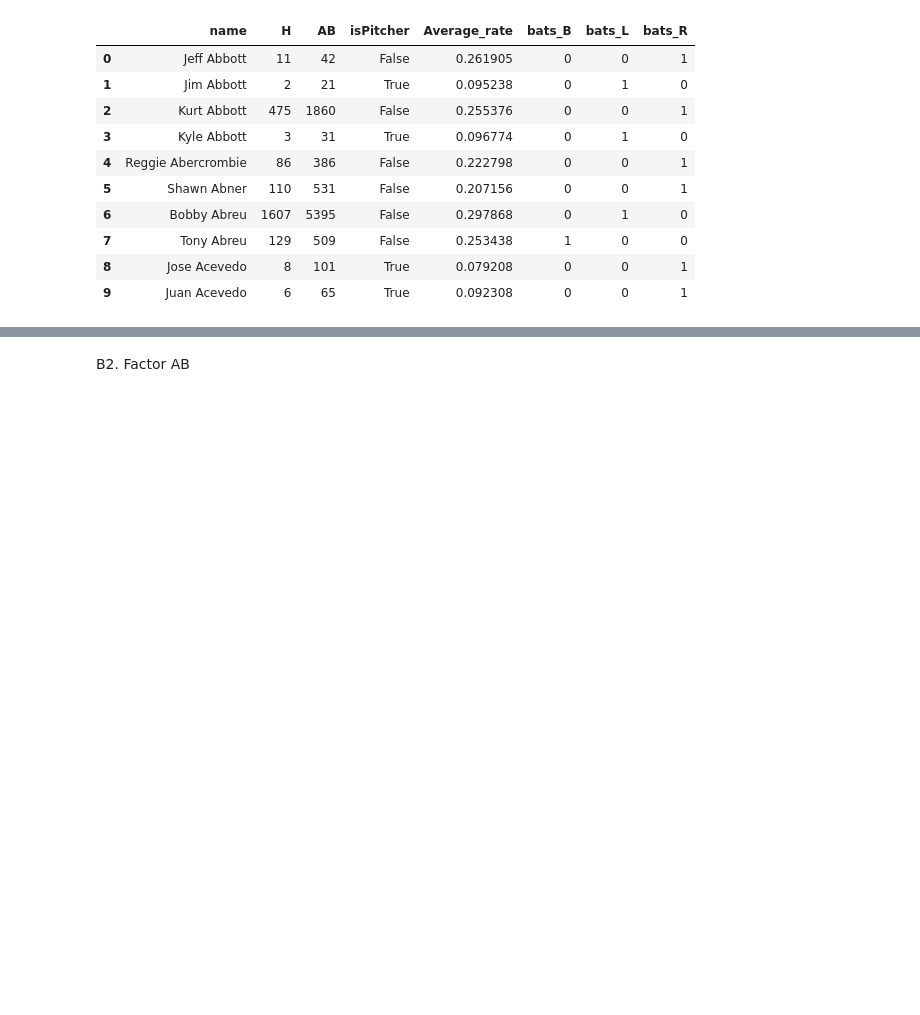
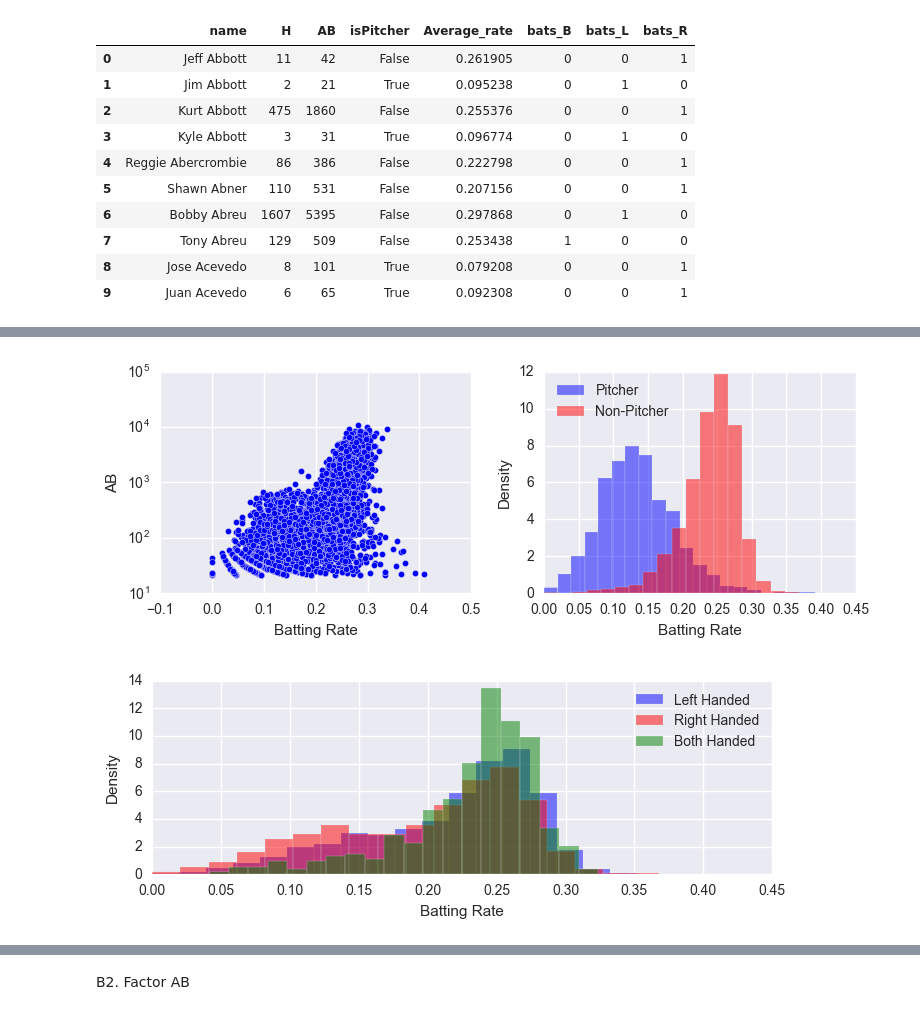
Before and after one commit to zhenhongy/Baseball, a Jupyter notebook: Baseball.ipynb, the cells around one changed output, grey strips where cells are left out. Drawn from its saved outputs; the diff is of its cells as text; code cells hidden in the pictures; blank space fills up the shorter version.

```diff
--- a/Baseball.ipynb
+++ b/Baseball.ipynb
@@ -57,6 +58,9 @@ df = df[~pd.isnull(df.bats)]
 career = df[['name','H','AB','isPitcher','bats']]
 career['Average_rate'] = df.H.astype(float) / df.AB
 career = pd.get_dummies(career, columns = ['bats'])
+num = len(career)
+p_ind = career.index[career.isPitcher].tolist()
+np_ind = career.index[~career.isPitcher].tolist()
 # %%
 career.head(10)
 # %% [output]
@@ -247,0 +92,30 @@ plt.show()
+# %%
+plt.figure()
+
+ax1 = plt.subplot(221)
+ax1.scatter(career.Average_rate, career.AB)
+ax1.set_ylabel('AB')
+ax1.set_xlabel('Batting Rate')
+plt.yscale('log',base = 10)
+
+ax2 = plt.subplot(222)
+ax2.hist(career.Average_rate[p_ind], bins = 20, color = 'b', label = 'Pitcher', alpha = 0.5, normed = True)
+ax2.hist(career.Average_rate[np_ind], bins = 20, color = 'r', label = 'Non-Pitcher', alpha = 0.5, normed = True)
+ax2.set_ylabel('Density')
+ax2.set_xlabel('Batting Rate')
+plt.legend(loc = 'best')
+plt.tight_layout(w_pad=1)
+
+plt.figure()
+ax3 = plt.subplot(211)
+ax3.hist(career.Average_rate[career.bats_L == 1], bins = 20, color = 'b', label = 'Left Handed', alpha = 0.5, normed = True)
+ax3.hist(career.Average_rate[career.bats_R == 1], bins = 20, color = 'r', label = 'Right Handed', alpha = 0.5, normed = True)
+ax3.hist(career.Average_rate[career.bats_B == 1], bins = 20, color = 'g', label = 'Both Handed', alpha = 0.5, normed = True)
+ax3.set_ylabel('Density')
+ax3.set_xlabel('Batting Rate')
+plt.legend(loc = 'best')
+
+plt.show()
+# %% [output]
+[figure, added]
+[figure, added]
```
Also changed, not shown: parts of 99 cells of this notebook.
